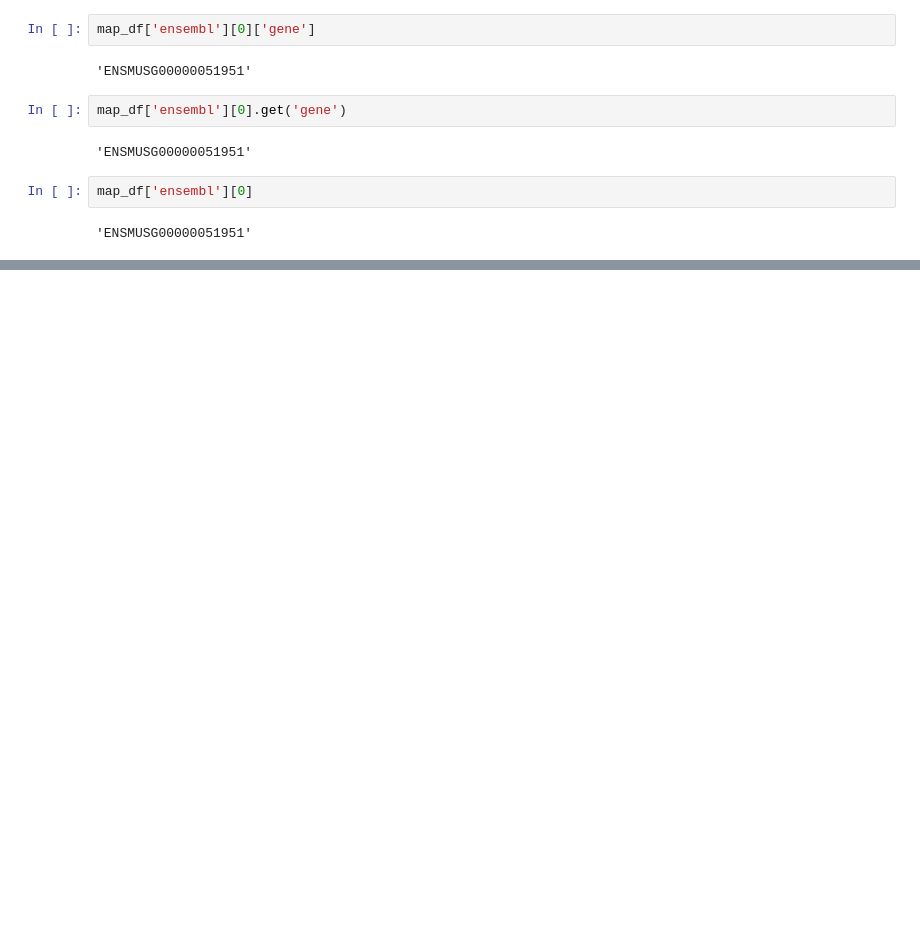
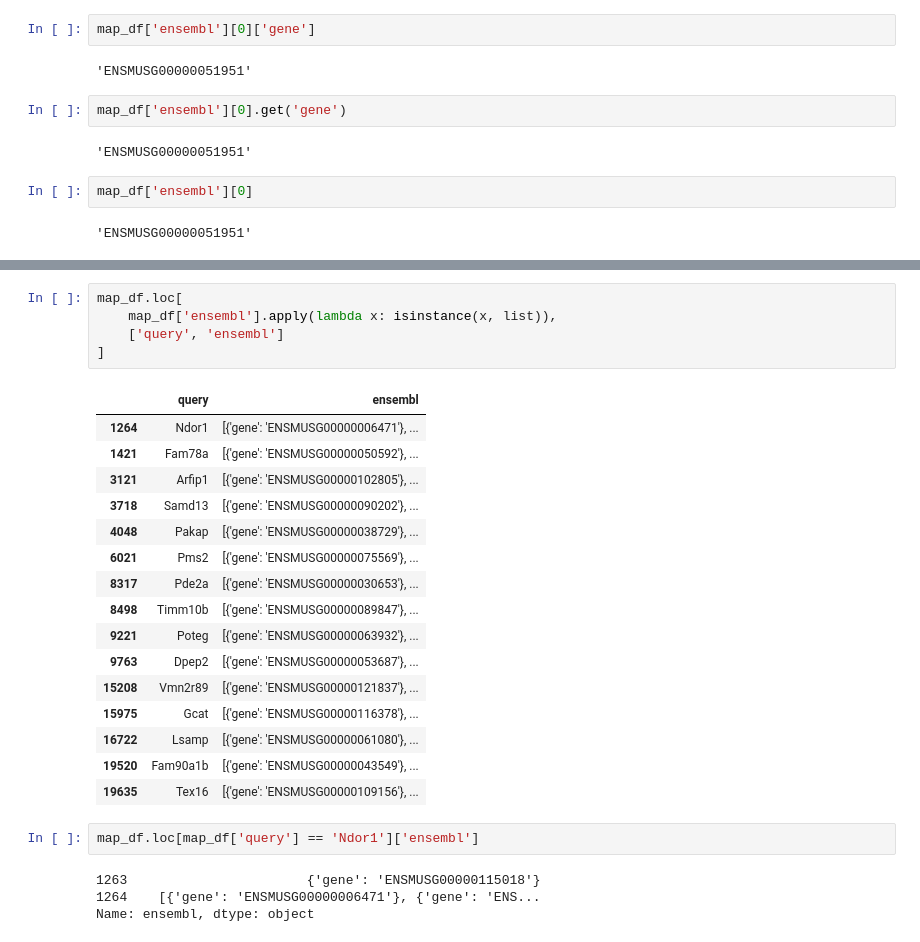
Before and after one commit to Li-Lab-COH/Spatial_CAR_T, a Jupyter notebook: CellTypeAnnotation/Annotating_Cells_testing.ipynb, the cells around one changed output, grey strips where cells are left out. Saved outputs shown, nothing was run; the diff lists cells and outputs as text; blank space fills up the shorter version.

```diff
--- a/CellTypeAnnotation/Annotating_Cells_testing.ipynb
+++ b/CellTypeAnnotation/Annotating_Cells_testing.ipynb
@@ -367,0 +794,28 @@ map_df['ensembl'][0]
+# %%
+map_df.loc[
+    map_df['ensembl'].apply(lambda x: isinstance(x, list)),
+    ['query', 'ensembl']
+]
+# %% [output]
+|  | query | ensembl |
+| 1264 | Ndor1 | [{'gene': 'ENSMUSG00000006471'}, ... |
+| 1421 | Fam78a | [{'gene': 'ENSMUSG00000050592'}, ... |
+| 3121 | Arfip1 | [{'gene': 'ENSMUSG00000102805'}, ... |
+| 3718 | Samd13 | [{'gene': 'ENSMUSG00000090202'}, ... |
+| 4048 | Pakap | [{'gene': 'ENSMUSG00000038729'}, ... |
+| 6021 | Pms2 | [{'gene': 'ENSMUSG00000075569'}, ... |
+| 8317 | Pde2a | [{'gene': 'ENSMUSG00000030653'}, ... |
+| 8498 | Timm10b | [{'gene': 'ENSMUSG00000089847'}, ... |
+| 9221 | Poteg | [{'gene': 'ENSMUSG00000063932'}, ... |
+| 9763 | Dpep2 | [{'gene': 'ENSMUSG00000053687'}, ... |
+| 15208 | Vmn2r89 | [{'gene': 'ENSMUSG00000121837'}, ... |
+| 15975 | Gcat | [{'gene': 'ENSMUSG00000116378'}, ... |
+| 16722 | Lsamp | [{'gene': 'ENSMUSG00000061080'}, ... |
+| 19520 | Fam90a1b | [{'gene': 'ENSMUSG00000043549'}, ... |
+| 19635 | Tex16 | [{'gene': 'ENSMUSG00000109156'}, ... |
+# %%
+map_df.loc[map_df['query'] == 'Ndor1']['ensembl']
+# %% [output]
+1263                       {'gene': 'ENSMUSG00000115018'}
+1264    [{'gene': 'ENSMUSG00000006471'}, {'gene': 'ENS...
+Name: ensembl, dtype: object
```
Also changed, not shown: parts of 80 cells of this notebook, 1 other file.
